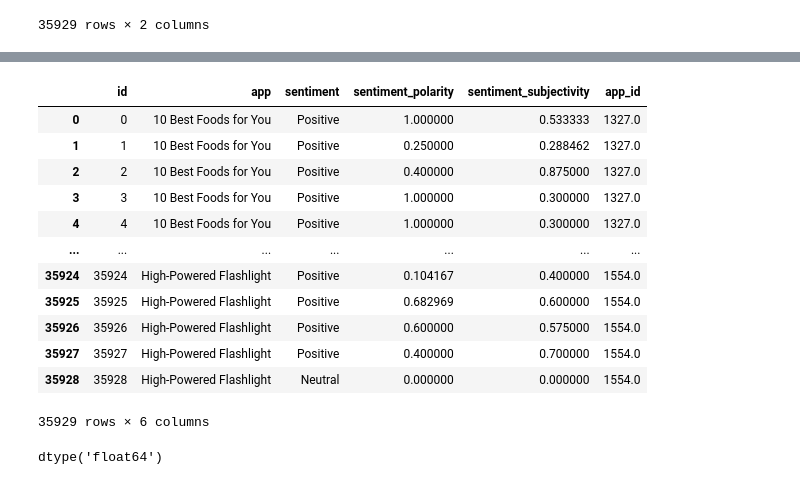
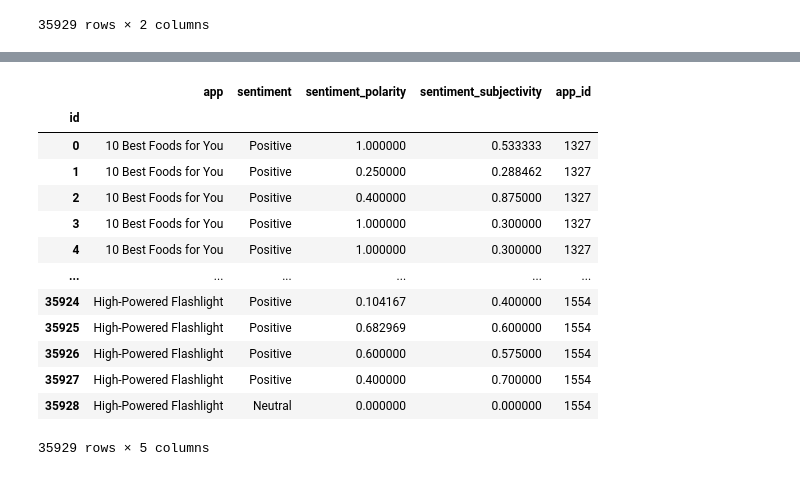
Before and after one commit to juliabrunett/ETL_Project, a Jupyter notebook: google_play.ipynb, the cells around one changed output, grey strips where cells are left out. Drawn from its saved outputs; the diff is of its cells as text; code cells hidden in the pictures.

```diff
--- a/google_play.ipynb
+++ b/google_play.ipynb
@@ -344,23 +354,24 @@ reviews_df
 # %%
 # Merge tables on app name to add foreign key
 merged_reviews_df = pd.merge(reviews_df, foreign_id_df, how="outer", on="app", left_index=True, right_index=True)
+
+# Drop N/A values, change app_id to int, set index back to id
 merged_reviews_df.dropna(how="any",inplace=True)
+merged_reviews_df["app_id"] = merged_reviews_df["app_id"].astype(int)
+merged_reviews_df.set_index("id", inplace=True)
 merged_reviews_df
 # %% [output]
-|  | id | app | sentiment | sentiment_polarity | sentiment_subjectivity | app_id |
-| 0 | 0 | 10 Best Foods for You | Positive | 1.000000 | 0.533333 | 1327.0 |
-| 1 | 1 | 10 Best Foods for You | Positive | 0.250000 | 0.288462 | 1327.0 |
-| 2 | 2 | 10 Best Foods for You | Positive | 0.400000 | 0.875000 | 1327.0 |
-| 3 | 3 | 10 Best Foods for You | Positive | 1.000000 | 0.300000 | 1327.0 |
-| 4 | 4 | 10 Best Foods for You | Positive | 1.000000 | 0.300000 | 1327.0 |
-| ... | ... | ... | ... | ... | ... | ... |
-| 35924 | 35924 | High-Powered Flashlight | Positive | 0.104167 | 0.400000 | 1554.0 |
-| 35925 | 35925 | High-Powered Flashlight | Positive | 0.682969 | 0.600000 | 1554.0 |
-| 35926 | 35926 | High-Powered Flashlight | Positive | 0.600000 | 0.575000 | 1554.0 |
-| 35927 | 35927 | High-Powered Flashlight | Positive | 0.400000 | 0.700000 | 1554.0 |
-| 35928 | 35928 | High-Powered Flashlight | Neutral | 0.000000 | 0.000000 | 1554.0 |
+|  | app | sentiment | sentiment_polarity | sentiment_subjectivity | app_id |
+| id |  |  |  |  |  |
+| 0 | 10 Best Foods for You | Positive | 1.000000 | 0.533333 | 1327 |
+| 1 | 10 Best Foods for You | Positive | 0.250000 | 0.288462 | 1327 |
+| 2 | 10 Best Foods for You | Positive | 0.400000 | 0.875000 | 1327 |
+| 3 | 10 Best Foods for You | Positive | 1.000000 | 0.300000 | 1327 |
+| 4 | 10 Best Foods for You | Positive | 1.000000 | 0.300000 | 1327 |
+| ... | ... | ... | ... | ... | ... |
+| 35924 | High-Powered Flashlight | Positive | 0.104167 | 0.400000 | 1554 |
+| 35925 | High-Powered Flashlight | Positive | 0.682969 | 0.600000 | 1554 |
+| 35926 | High-Powered Flashlight | Positive | 0.600000 | 0.575000 | 1554 |
+| 35927 | High-Powered Flashlight | Positive | 0.400000 | 0.700000 | 1554 |
+| 35928 | High-Powered Flashlight | Neutral | 0.000000 | 0.000000 | 1554 |
-35929 rows × 6 columns
+35929 rows × 5 columns
-# %%
-merged_reviews_df["app_id"].dtype
-# %% [output]
-dtype('float64')
```
Also changed, not shown: parts of 11 cells of this notebook.
